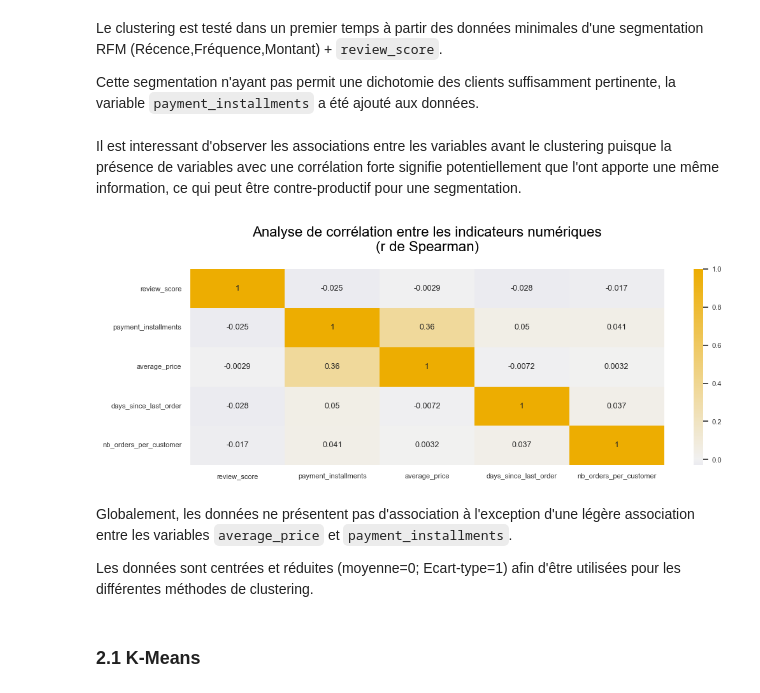
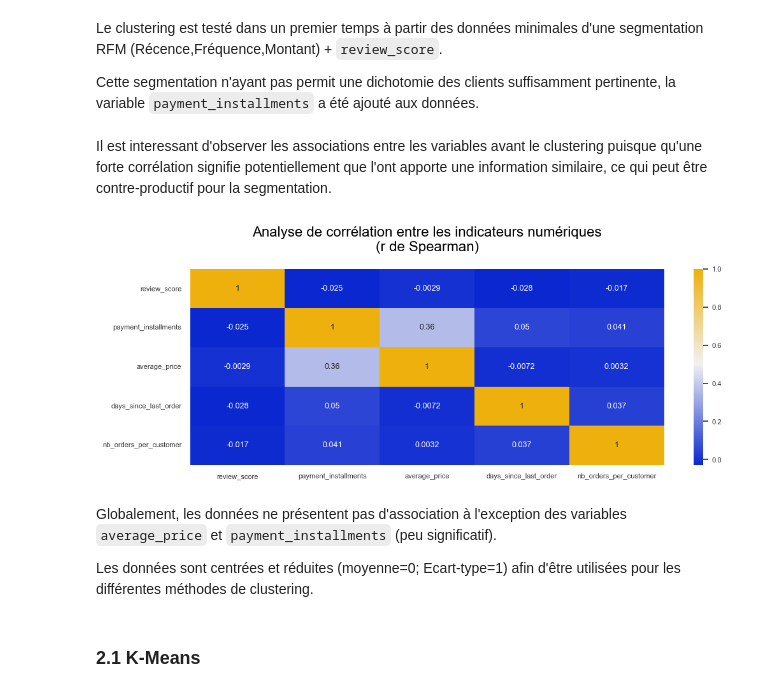
Before and after one commit to RR-DataSciences/P5_Segmentez_Des_Clients_Dun_Site_e_commerce, a Jupyter notebook: P5_Modelling.ipynb, the cells around one changed output. Drawn from its saved outputs; the diff is of its cells as text; code cells hidden in the pictures.

```diff
--- a/P5_Modelling.ipynb
+++ b/P5_Modelling.ipynb
@@ -144,17 +146,17 @@ Cette segmentation n'ayant pas permit une dichotomie des clients suffisamment pe
 # %%
 df_cluster = df[["review_score","payment_installments","average_price","days_since_last_order","nb_orders_per_customer"]]
 # %% [markdown]
-Il est interessant d'observer les associations entre les variables avant le clustering puisque la présence de variables avec une corrélation forte signifie potentiellement que l'ont apporte une même information, ce qui peut être contre-productif pour une segmentation.
+Il est interessant d'observer les associations entre les variables avant le clustering puisque qu'une forte corrélation signifie potentiellement que l'ont apporte une information similaire, ce qui peut être contre-productif pour la segmentation.
 # %%
 # Analysis of correlations between variables
 plt.figure(figsize=(12,4))
-sns.heatmap(df_cluster.corr(method="spearman"), center=0, cmap=heatmap_color, annot=True, annot_kws={'size': 9})
+sns.heatmap(df_cluster.corr(method="spearman"), center=0.5, cmap=heatmap_color, annot=True, annot_kws={'size': 9})
 plt.title('Analyse de corrélation entre les indicateurs numériques\n(r de Spearman)')
 plt.show()
 # %% [output]
-[figure, old version]
+[figure, new version]
 # %% [markdown]
-Globalement, les données ne présentent pas d'association à l'exception d'une légère association entre les variables `average_price` et `payment_installments`.
+Globalement, les données ne présentent pas d'association à l'exception des variables `average_price` et `payment_installments` (peu significatif).
 
 Les données sont centrées et réduites (moyenne=0; Ecart-type=1) afin d'être utilisées pour les différentes méthodes de clustering.
 # %%
```
Also changed, not shown: parts of 107 cells of this notebook, 3 other files.
